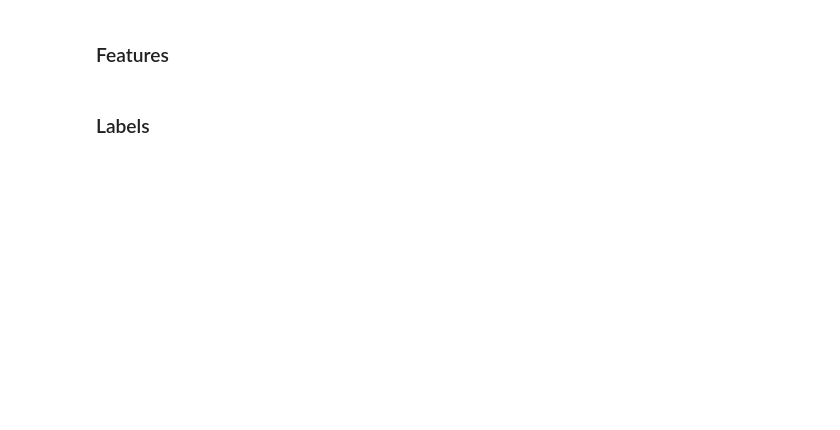
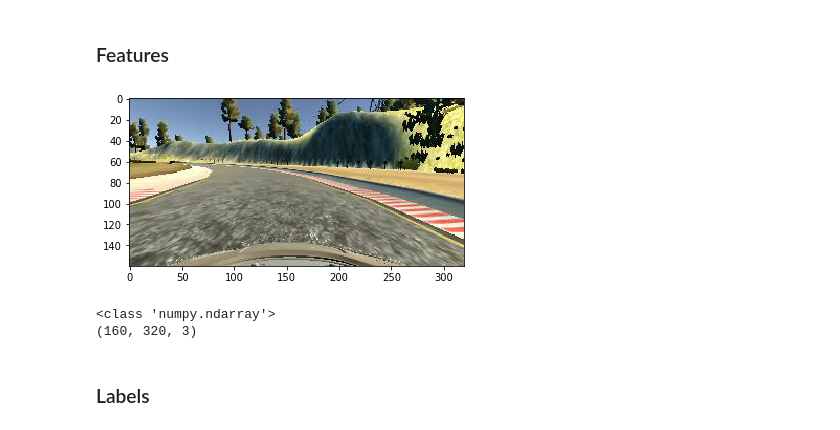
Before and after one commit to anujpotnis/CarND-Behavioral-Cloning-P3, a Jupyter notebook: model.ipynb, the cells around one changed output. Saved outputs shown, nothing was run; the diff lists cells and outputs as text; code cells hidden in the pictures; blank space fills up the shorter version.

```diff
--- a/model.ipynb
+++ b/model.ipynb
@@ -42,28 +60,33 @@ for i in data['center']:
 # %%
 img_path = data['center'][1]
 #print(img_path)
 num_samples = len(data)
 i=0
 for row in data['center']:
 #     print(i)
     I = cv2.imread(img_path)
     b,g,r = cv2.split(I)
     I = cv2.merge([r,g,b])
     #cv2.imwrite('I.jpg',I)
-    I = I[50:,:]
-    I = cv2.resize(I,None,fx=0.25,fy=0.25,interpolation=cv2.INTER_AREA)
+#     I = I[50:,:]
+#     I = cv2.resize(I,None,fx=0.25,fy=0.25,interpolation=cv2.INTER_AREA)
     plt.imshow(I)
 
     # https://carnd-forums.udacity.com/questions/32716893/
     # does-anyone-know-how-to-make-multiple-images-into-4d-arrays-like-pickled-data#
     #arr = np.zeros((num_examples, width, height, channels))
 
     X_train = np.zeros((num_samples, I.shape[0], I.shape[1], I.shape[2]))
     X_train[i, :, :, :] = I
     i=i+1
+# %% [output]
+[figure, added]
 # %%
 print(type(I))
 print(I.shape)
+# %% [output]
+<class 'numpy.ndarray'>
+(160, 320, 3)
 # %% [markdown]
 ### Labels
 # %%
```
Also changed, not shown: parts of 17 cells of this notebook.
